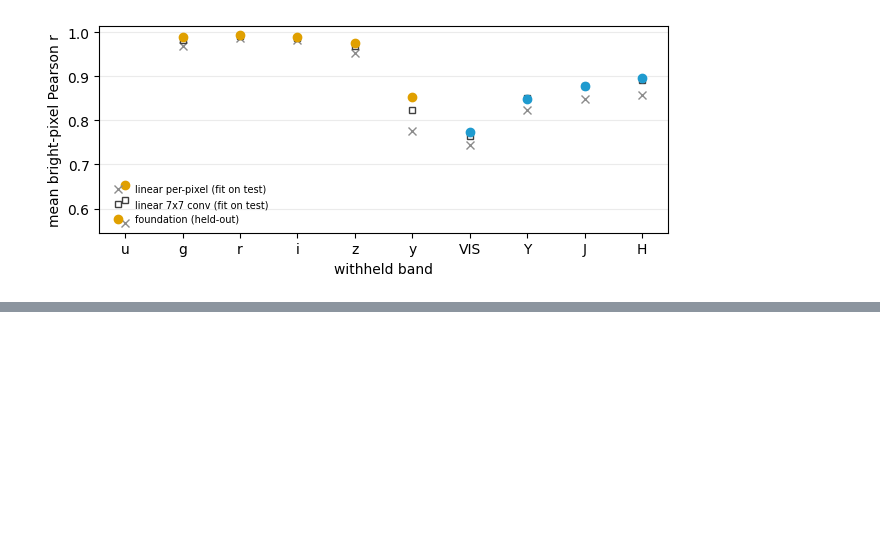
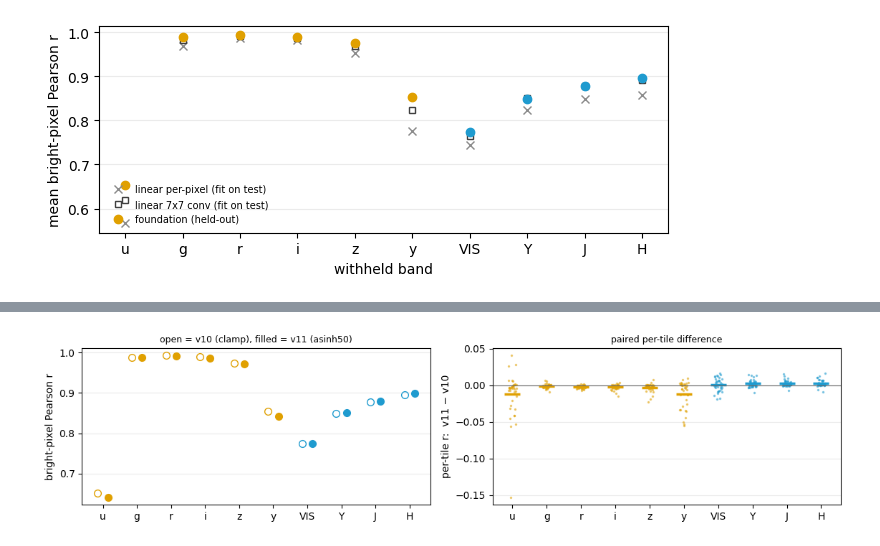
Before and after one commit to xoubish/JAISP, a Jupyter notebook: paper/paper_figures/figure_3_reconstruction.ipynb, the cells around one changed output, grey strips where cells are left out. Saved outputs shown, nothing was run; the diff lists cells and outputs as text; code cells hidden in the pictures; blank space fills up the shorter version.

```diff
--- a/paper/paper_figures/figure_3_reconstruction.ipynb
+++ b/paper/paper_figures/figure_3_reconstruction.ipynb
@@ -322,0 +330,71 @@ euclid_H      0.896    0.857     0.893
+# %%
+# ============ V11 CONSISTENCY CHECK (foundation gate, step 1) ============
+# Same per-band bright-pixel-r protocol as the cell above, run with the clamp-fix
+# foundation jaisp_v11_q1_soft (asinh50 input compression; mechanism in nb23,
+# acceptance gate in nb30). The v10 results above are untouched — this section
+# only adds the comparison. Note: r is computed in each model's own compressed
+# target space; the two transforms are identical below per-pixel S/N ~50, so on
+# the top-decile info-weighted pixels this is an apples-to-apples comparison.
+# Cached — delete _fig3_band_r_cache_v11.pkl to recompute (~10 min on GPU).
+import pickle
+CKPT_V11 = REPO / 'models' / 'checkpoints' / 'jaisp_v11_q1_soft' / 'checkpoint_best.pt'
+CACHE11 = Path('_fig3_band_r_cache_v11.pkl')
+_ck11 = torch.load(str(CKPT_V11), map_location='cpu', weights_only=False)
+assert sorted(int(x) for x in _ck11['val_indices']) == VAL_IDX, 'v11 val split differs from v10!'
+assert _ck11['config'].get('input_compression') == 'asinh50', 'v11 ckpt missing asinh50 marker'
+
+if CACHE11.exists():
+    PER_TILE_R11 = pickle.load(open(CACHE11, 'rb'))
+    print(f'loaded cache {CACHE11}')
+else:
+    MODEL11 = load_foundation(str(CKPT_V11), device=DEV, freeze=True)
+    PER_TILE_R11 = {}
+    for n, idx in enumerate(VAL_IDX):
+        s = DS[idx]; pool = {}; pool.update(s['rubin']); pool.update(s.get('euclid', {}))
+        for band in pool:
+            ctx = [x for x in pool if x != band]
+            ci = {x: pool[x]['image'].unsqueeze(0).to(DEV) for x in ctx}
+            cr = {x: pool[x]['rms'].unsqueeze(0).to(DEV) for x in ctx}
+            ti = pool[band]['image'].unsqueeze(0).to(DEV); tr = pool[band]['rms'].unsqueeze(0).to(DEV)
+            with torch.no_grad():
+                out = MODEL11(ci, cr, band, ti, tr)
+            truth = out['target_norm'][0, 0].cpu().numpy(); pred = out['pred'][0, 0].cpu().numpy()
+            info = out['info_weights'][0, 0].cpu().numpy(); m = info >= np.nanpercentile(info, 90)
+            PER_TILE_R11.setdefault(band, []).append((idx, float(np.corrcoef(truth[m], pred[m])[0, 1])))
+        print(f'{n+1}/{len(VAL_IDX)} tiles', end='\r')
+    pickle.dump(PER_TILE_R11, open(CACHE11, 'wb'))
+    del MODEL11; torch.cuda.empty_cache()
+    print(f'\nsaved cache -> {CACHE11}')
+
+print(f'\n{"band":11s} {"v10 mean r":>10s} {"v11 mean r":>10s} {"delta":>8s} {"paired sd":>10s}')
+for b in ORDER:
+    d10 = dict(PER_TILE_R[b]); d11 = dict(PER_TILE_R11[b])
+    common = sorted(set(d10) & set(d11))
+    pd_ = np.array([d11[i] - d10[i] for i in common])
+    print(f'{b:11s} {np.mean(list(d10.values())):10.3f} {np.mean(list(d11.values())):10.3f} '
+          f'{pd_.mean():+8.3f} {pd_.std():10.3f}')
+
+fig, axes = plt.subplots(1, 2, figsize=(11.5, 2.9))
+for k, b in enumerate(ORDER):
+    col = '#e0a000' if b.startswith('rubin') else '#1f9bcf'
+    r10 = np.array([r for _, r in PER_TILE_R[b]]); r11 = np.array([r for _, r in PER_TILE_R11[b]])
+    axes[0].plot(k - 0.15, r10.mean(), 'o', color=col, mfc='none', ms=7)
+    axes[0].plot(k + 0.15, r11.mean(), 'o', color=col, ms=7)
+    d10 = dict(PER_TILE_R[b]); d11 = dict(PER_TILE_R11[b])
+    common = sorted(set(d10) & set(d11))
+    pd_ = np.array([d11[i] - d10[i] for i in common])
+    axes[1].plot(np.full_like(pd_, k) + np.linspace(-0.12, 0.12, len(pd_)), pd_, '.', ms=3,
+                 color=col, alpha=0.45)
+    axes[1].plot(k, pd_.mean(), '_', ms=16, mew=2.5, color=col)
+for a in axes:
+    a.set_xticks(range(len(ORDER))); a.set_xticklabels([b.split('_')[1] for b in ORDER])
+    a.grid(alpha=0.25, axis='y')
+axes[0].set_ylabel('bright-pixel Pearson r')
+axes[0].set_title('open = v10 (clamp), filled = v11 (asinh50)', fontsize=9)
+axes[1].axhline(0, color='0.4', lw=0.8)
+axes[1].set_ylabel('per-tile r:  v11 − v10')
+axes[1].set_title('paired per-tile difference', fontsize=9)
+plt.tight_layout()
+fig.savefig('fig3_v11_check.png', dpi=130, bbox_inches='tight')
+plt.show()
+# %% [output]
@@ -322,0 +418 @@ euclid_H      0.896    0.857     0.893
+[figure, added]
```
Also changed, not shown: parts of 2 cells of this notebook, 19 other files.
